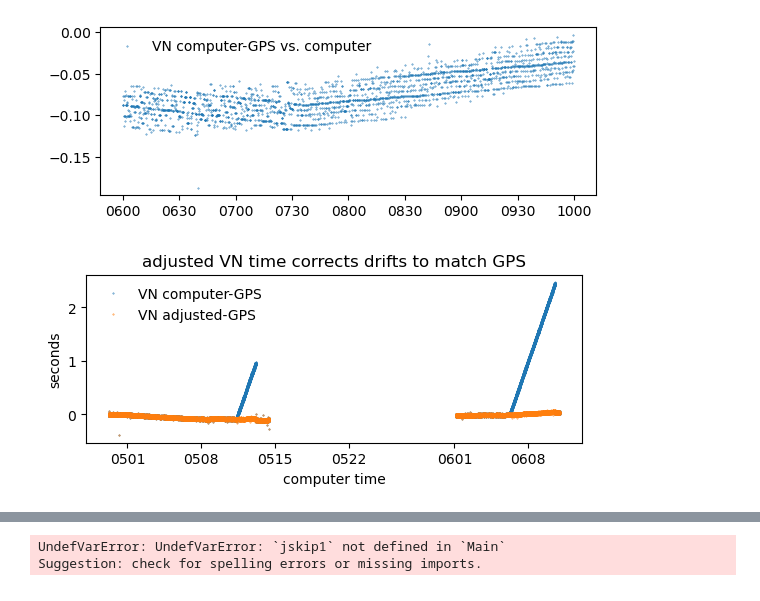
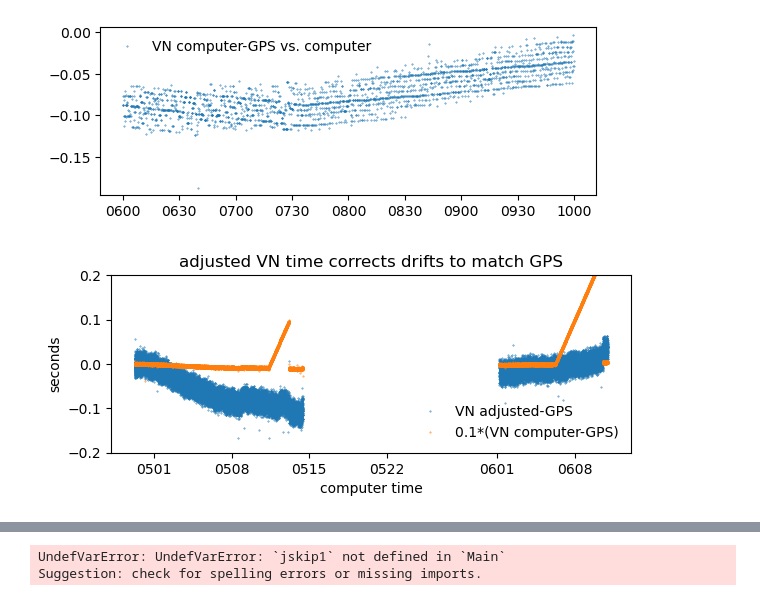
Before and after one commit to deszoeke/lidar, a Jupyter notebook: rot_sandbox.ipynb, the cells around one changed output, grey strips where cells are left out. Cells and saved outputs as stored; diff of their text form; code cells hidden in the pictures.

```diff
--- a/rot_sandbox.ipynb
+++ b/rot_sandbox.ipynb
@@ -419,41 +416,47 @@ long_drift_gps_time = DateTime(2024,6,10,12,58,40,300) - DateTime(2024,6,6,5,32)
 end_offset = long_drift_cmp_time - long_drift_gps_time # = Millisecond(2400)
 
 time_factor = long_drift_gps_time/long_drift_cmp_time # < 1
-1-time_factor # 6.4e-6
+epsilon = 1-time_factor
+# fudge the effect of the time factor to be greater or smaller than calc above
+fudge = 1.015 # delta+1
+fudge_factor = 1 - fudge*(1-time_factor) # 6.4e-6
 
 "piecewise time adjustment function for VN computer time between t0 t1"
 function adj_vn_dt(vndt; t0::DateTime, t1::DateTime, time_factor::Real)
     t = copy(vndt)
     i0 = findfirst(vndt .>= t0)
     i1 = findlast( vndt .<= t1)
     tadd = @. Millisecond( round(Integer, time_factor*Dates.value(vndt[i0:i1]-t0)) )
     t[i0:i1] .= t0 .+ tadd
     return t
 end
 
 t0 = DateTime(2024,6,6,5,32)
 t1 = DateTime(2024,6,10,12,58,42,700)
-tadj = adj_vn_dt(vndt; t0=t0, t1=t1, time_factor=time_factor)
+tadj = adj_vn_dt(vndt; t0=t0, t1=t1, time_factor=fudge_factor)
 t0 = DateTime(2024,5,11,7,30)
 t1 = DateTime(2024,5,13,3,58,43,500)
-vnadt = adj_vn_dt(tadj; t0=t0, t1=t1, time_factor=time_factor)
+vnadt = adj_vn_dt(tadj; t0=t0, t1=t1, time_factor=fudge_factor)
 
 clf()
 subplot(2,1,1)
 vv = findall(vndt.>DateTime(1980))[1:1200:end]
-plot(vndt[vv], DVS.(vndt.-vngdt)[vv], marker=".", markersize=0.7, linestyle="none", label="VN computer-GPS")
-plot(vndt[vv], DVS.(vnadt.-vngdt)[vv], marker=".", markersize=0.7, linestyle="none", label="VN adjusted-GPS")
+plot(vndt[vv],  DVS.(vnadt.-vngdt)[vv], marker=".", markersize=0.7, linestyle="none", label="VN adjusted-GPS")
+# plot(vndt[vv], -DVS.(vnadt.-vngdt)[vv], marker=".", markersize=0.7, linestyle="none", label="VN adjusted-GPS")
+plot(vndt[vv], 0.1*DVS.(vndt.-vngdt)[vv], marker=".", markersize=0.7, linestyle="none", label="0.1*(VN computer-GPS)")
+# plot(vndt[vv], -DVS.(vndt.-vngdt)[vv], marker=".", markersize=0.7, linestyle="none", label="VN computer-GPS")
+ylim([-0.2, 0.2])
 xlabel("computer time")
 ylabel("seconds")
 title("adjusted VN time corrects drifts to match GPS")
 # plot(vngdt[vv], DVS.(vndt.-vngdt)[vv], marker=".", markersize=0.7, linestyle="none", label="VN computer-GPS vs. GPS")
 # ylim([-0.1, 0.1])
 # xlim([DateTime(2024,6,6,5,30), DateTime(2024,6,6,5,40)])
 gca().xaxis.set_major_formatter(matplotlib.dates.DateFormatter("%m%d"))
 legend(frameon=false)
 gcf()
 # %% [output]
-[figure, old version]
+[figure, new version]
 # %%
 # The POSMV GPS time does not seem to be resetting.
 # It's highly regular at dt=0.5 s; 0.4% (29167) dt=0.501; 2 steps of dt=0.505;
```
Also changed, not shown: parts of 25 cells of this notebook.
